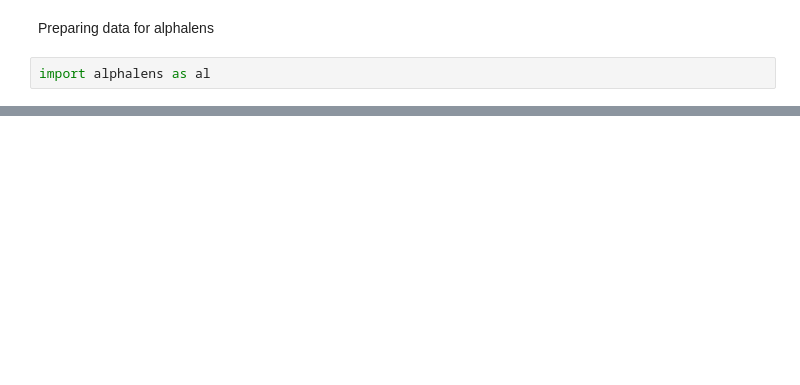
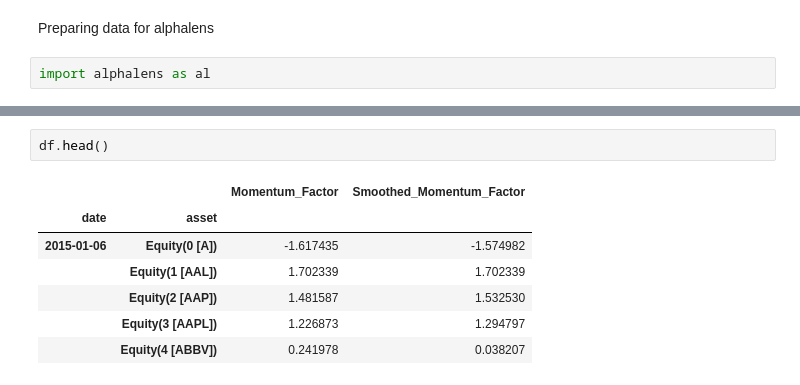
Before and after one commit to ansingh16/AI_for_trading, a Jupyter notebook: Notes/alpha_factor/sector_neutral.ipynb, the cells around one changed output, grey strips where cells are left out. Drawn from its saved outputs; the diff is of its cells as text; blank space fills up the shorter version.

```diff
--- a/Notes/alpha_factor/sector_neutral.ipynb
+++ b/Notes/alpha_factor/sector_neutral.ipynb
@@ -551,0 +546,10 @@ max_loss is 35.0%, not exceeded: OK!
+# %%
+df.head()
+# %% [output]
+|  |  | Momentum_Factor | Smoothed_Momentum_Factor |
+| date | asset |  |  |
+| 2015-01-06 | Equity(0 [A]) | -1.617435 | -1.574982 |
+|  | Equity(1 [AAL]) | 1.702339 | 1.702339 |
+|  | Equity(2 [AAP]) | 1.481587 | 1.532530 |
+|  | Equity(3 [AAPL]) | 1.226873 | 1.294797 |
+|  | Equity(4 [ABBV]) | 0.241978 | 0.038207 |
```
Also changed, not shown: parts of 17 cells of this notebook, 2 other files.
